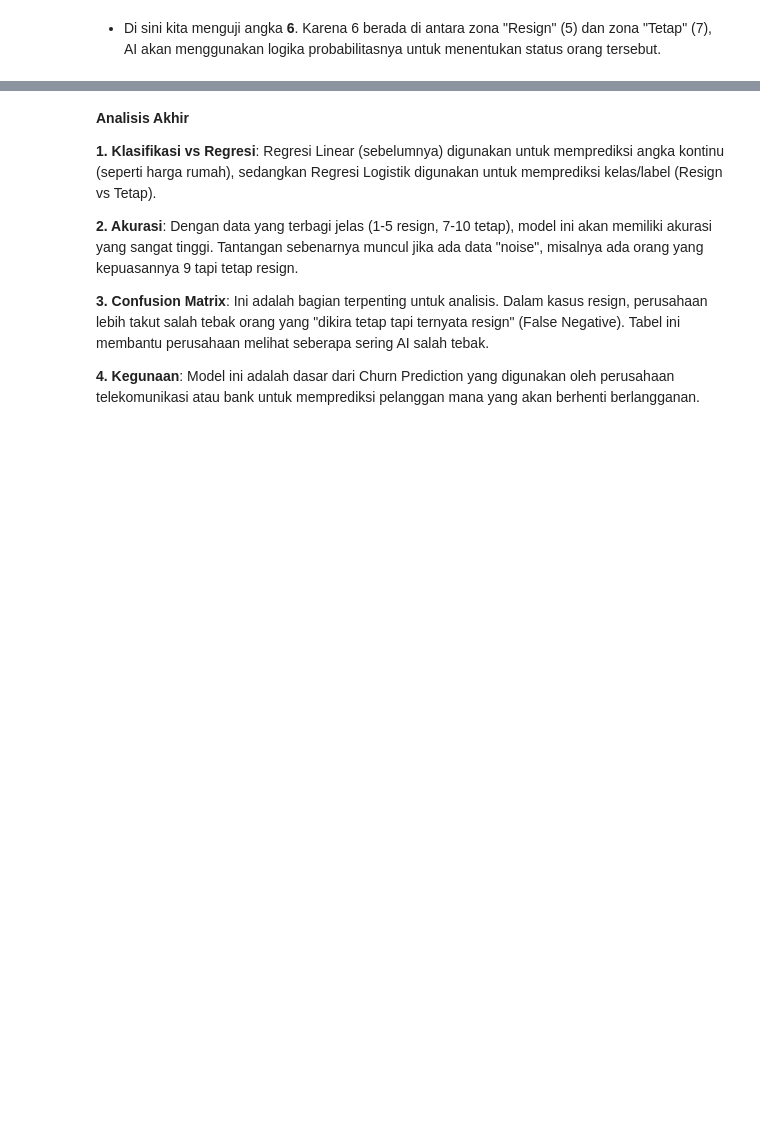
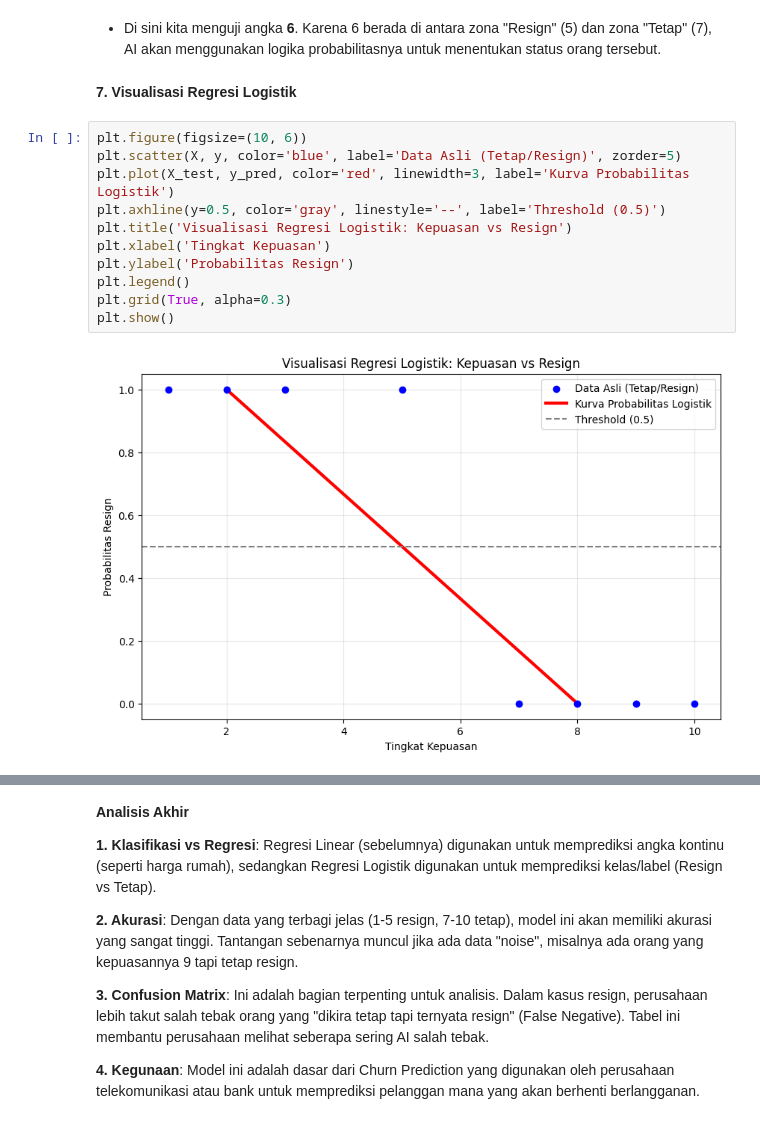
Before and after one commit to qositok565/Praktikum_AI_1, a Jupyter notebook: Regresi_Linear_Logistik.ipynb, the cells around one changed output, grey strips where cells are left out. Saved outputs shown, nothing was run; the diff lists cells and outputs as text; blank space fills up the shorter version.

```diff
--- a/Regresi_Linear_Logistik.ipynb
+++ b/Regresi_Linear_Logistik.ipynb
@@ -93,3 +95,18 @@ print("Prediksi status untuk kepuasan 6 (0=Tetap, 1=Resign):", prediksi[0])
 Prediksi status untuk kepuasan 6 (0=Tetap, 1=Resign): 0
 # %% [markdown]
 * Di sini kita menguji angka **6**. Karena 6 berada di antara zona "Resign" (5) dan zona "Tetap" (7), AI akan menggunakan logika probabilitasnya untuk menentukan status orang tersebut.
+# %% [markdown]
+**7. Visualisasi Regresi Logistik**
+# %%
+plt.figure(figsize=(10, 6))
+plt.scatter(X, y, color='blue', label='Data Asli (Tetap/Resign)', zorder=5)
+plt.plot(X_test, y_pred, color='red', linewidth=3, label='Kurva Probabilitas Logistik')
+plt.axhline(y=0.5, color='gray', linestyle='--', label='Threshold (0.5)')
+plt.title('Visualisasi Regresi Logistik: Kepuasan vs Resign')
+plt.xlabel('Tingkat Kepuasan')
+plt.ylabel('Probabilitas Resign')
+plt.legend()
+plt.grid(True, alpha=0.3)
+plt.show()
+# %% [output]
+[figure, added]
```
Also changed, not shown: parts of 2 cells of this notebook.
